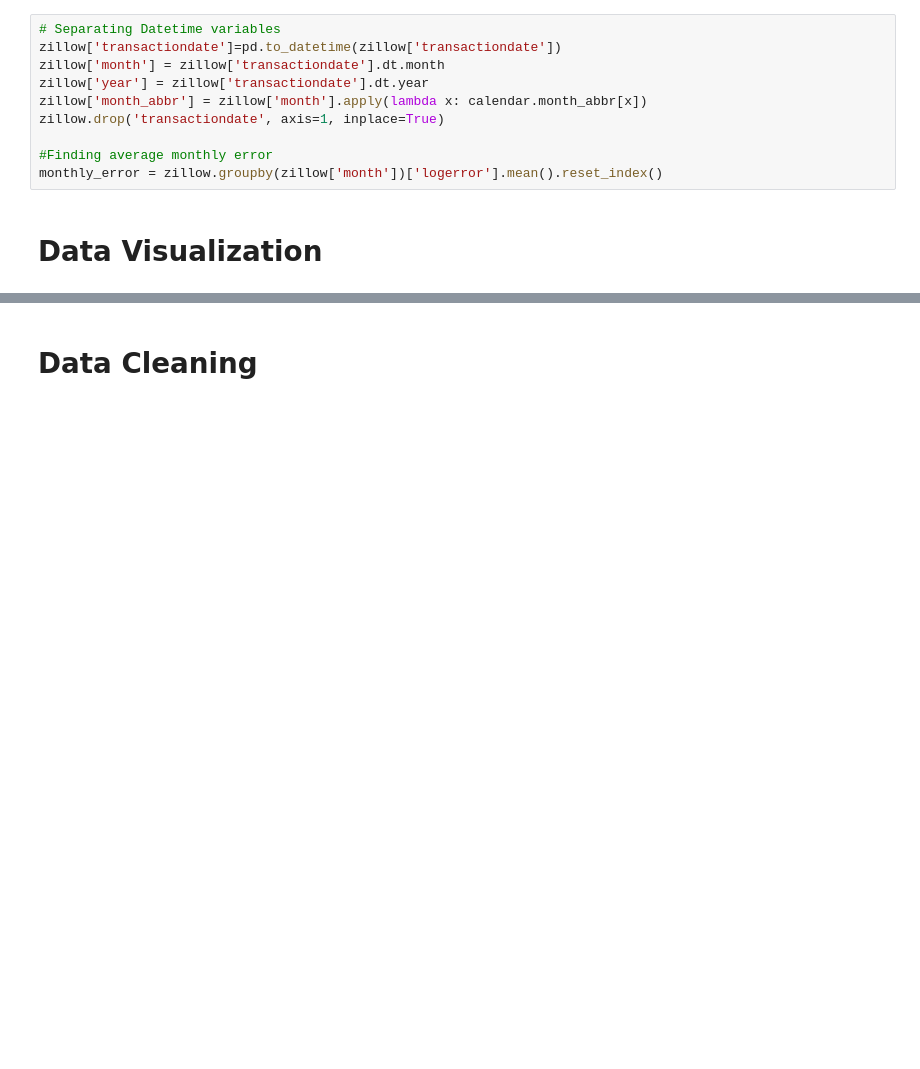
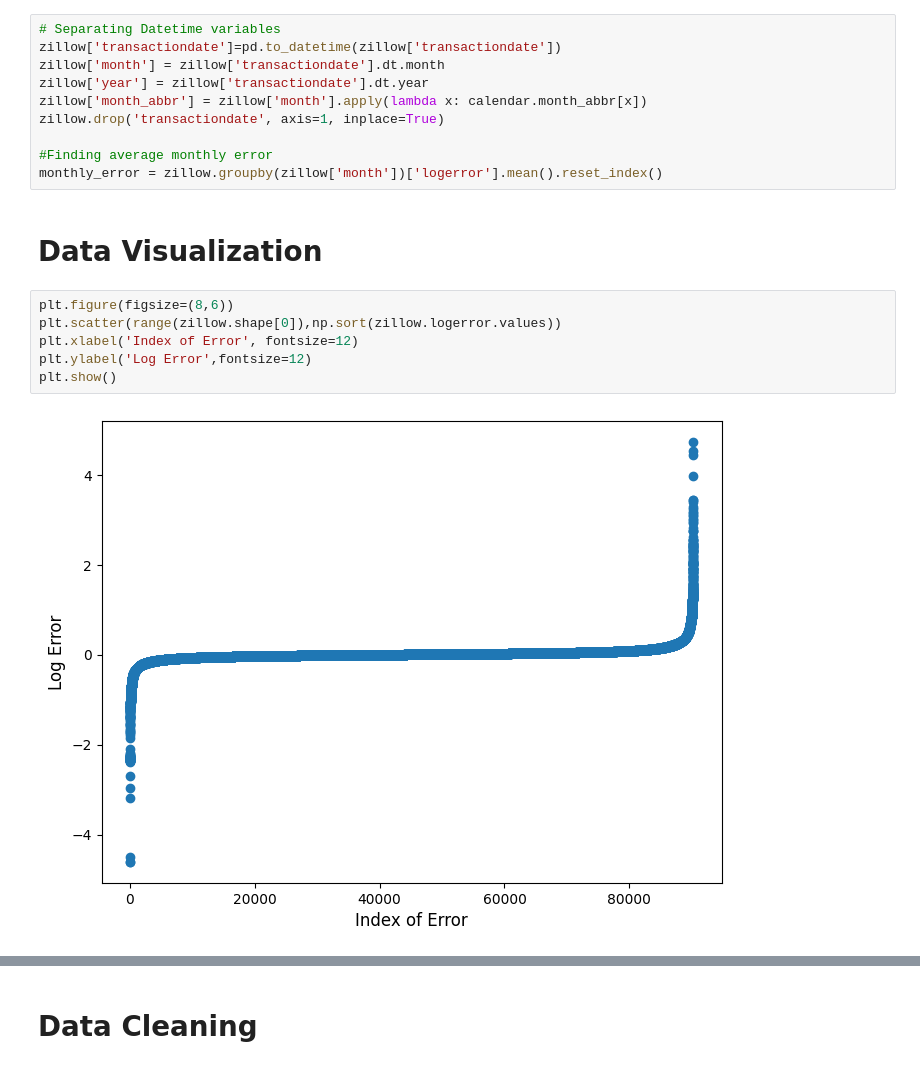
Before and after one commit to efazHossain/DATA-4380, a Jupyter notebook: Projects/TabularData/Zillow_Zestimate.ipynb, the cells around one changed output, grey strips where cells are left out. Drawn from its saved outputs; the diff is of its cells as text; blank space fills up the shorter version.

```diff
--- a/Projects/TabularData/Zillow_Zestimate.ipynb
+++ b/Projects/TabularData/Zillow_Zestimate.ipynb
@@ -102,3 +130,11 @@ zillow.drop('transactiondate', axis=1, inplace=True)
 monthly_error = zillow.groupby(zillow['month'])['logerror'].mean().reset_index()
 # %% [markdown]
 # Data Visualization
+# %%
+plt.figure(figsize=(8,6))
+plt.scatter(range(zillow.shape[0]),np.sort(zillow.logerror.values))
+plt.xlabel('Index of Error', fontsize=12)
+plt.ylabel('Log Error',fontsize=12)
+plt.show()
+# %% [output]
+[figure, added]
```
Also changed, not shown: parts of 15 cells of this notebook.
